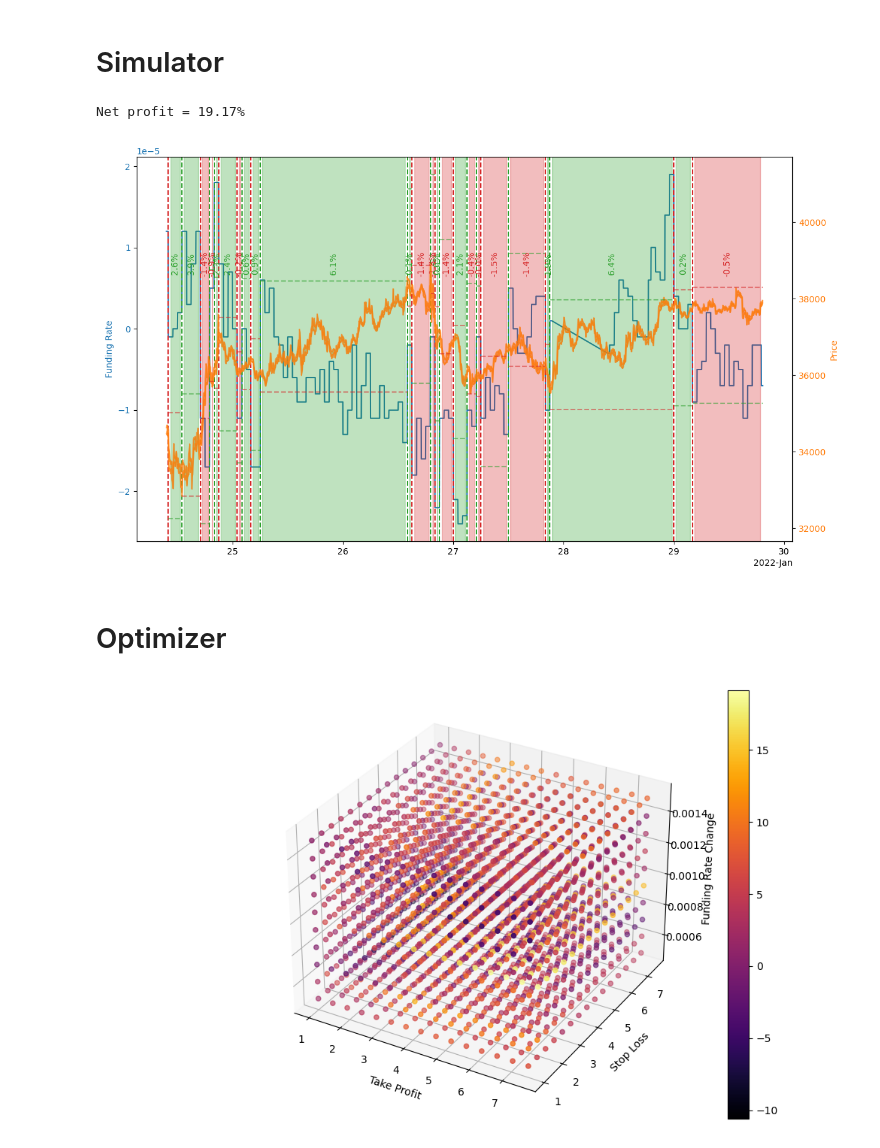
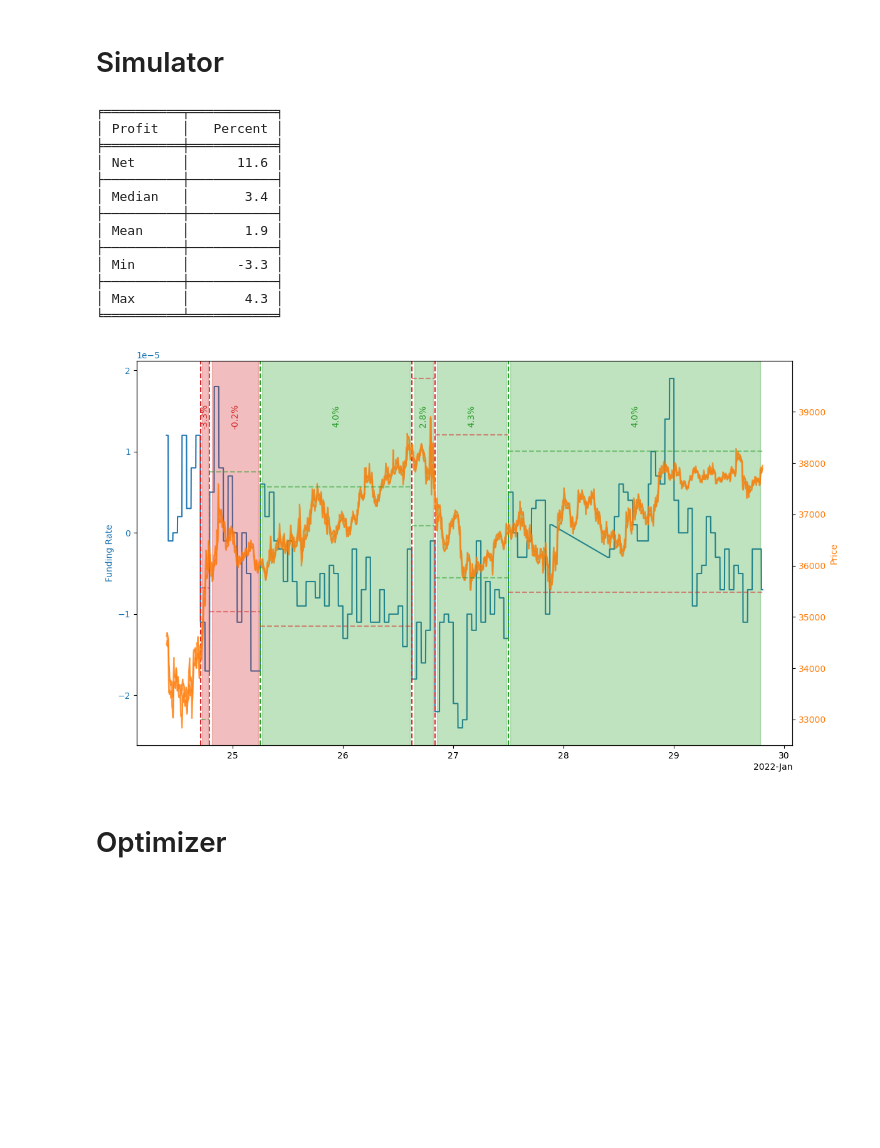
Before and after one commit to dineshpinto/trade-analysis, a Jupyter notebook: FundingRateAnalyis.ipynb, the cells around one changed output. Drawn from its saved outputs; the diff is of its cells as text; code cells hidden in the pictures; blank space fills up the shorter version.

Commit message:
Updated layout and included plotly methods for 3D plotting

```diff
--- a/FundingRateAnalyis.ipynb
+++ b/FundingRateAnalyis.ipynb
@@ -84,33 +87,53 @@ fig.tight_layout()
 # %%
 %matplotlib widget
 fig, ax = plt.subplots(nrows=1, figsize=(12, 7))
 
 ax.plot(df.index, df.funding_rate, "-")
 ax.tick_params(axis='y', labelcolor="tab:blue")
 ax.set_ylabel("Funding Rate", color="tab:blue")
 
 ax2 = ax.twinx()
 #ax2.plot(df.index, df.price, color="tab:orange")
 ax2.tick_params(axis='y', labelcolor="tab:orange")
 ax2.set_ylabel("Price", color="tab:orange")
 
 ax2.plot(df_price.index, df_price.low, color="tab:orange", alpha=0.7)
 ax2.plot(df_price.index, df_price.high, color="tab:orange", alpha=0.7)
 ax2.fill_between(df_price.index, df_price.low, df_price.high, color="tab:orange", alpha=0.5)
 
 ax.xaxis.set_major_formatter(mdates.ConciseDateFormatter(ax.xaxis.get_major_locator()))
 
-target_funding_rate_change = 9.4e-4
-tp_percent, sl_percent = 6.57, 1.46
+target_funding_rate_change = 1.5e-3
+tp_percent, sl_percent = 4, 3.5
 
 order_indexes, positions, take_profits, stop_losses, profitability = analysis.test_trade_setup(target_funding_rate_change, tp_percent, sl_percent,
                                                                                                df, df_price, ax1=ax, ax2=ax2, plot=True)
-net_profit = sum(profitability)
-print(f"Net profit = {net_profit:.2f}%")
+
+table = [
+    ["Profit", "Percent"],
+    ["Net", f"{np.sum(profitability):.1f}"],
+    ["Median", f"{np.median(profitability):.1f}"],
+    ["Mean", f"{np.mean(profitability):.1f}"],
+    ["Min", f"{np.min(profitability):.1f}"],
+    ["Max", f"{np.max(profitability):.1f}"]
+]
+print(tabulate(table, tablefmt="fancy_grid", headers="firstrow"))
 fig.tight_layout()
 # %% [output]
-Net profit = 19.17%
+╒══════════╤═══════════╕
+│ Profit   │   Percent │
+╞══════════╪═══════════╡
+│ Net      │      11.6 │
+├──────────┼───────────┤
+│ Median   │       3.4 │
+├──────────┼───────────┤
+│ Mean     │       1.9 │
+├──────────┼───────────┤
+│ Min      │      -3.3 │
+├──────────┼───────────┤
+│ Max      │       4.3 │
+╘══════════╧═══════════╛
-[figure, old version]
+[figure, new version]
 # %% [markdown]
 # Optimizer
 # %%
@@ -130,12 +158,0 @@ for idx, (tp_percent, sl_percent, target_funding_rate_change) in enumerate(pbar)
-# %%
-fig = plt.figure(figsize=(10, 6))
-ax = fig.add_subplot(111, projection='3d')
-X, Y, Z = np.meshgrid(tp_percents, sl_percents, target_funding_rate_changes, indexing="ij")
-img = ax.scatter(X, Y, Z, c=C, cmap="inferno")
-ax.set_xlabel("Take Profit")
-ax.set_ylabel("Stop Loss")
-ax.set_zlabel("Funding Rate Change")
-fig.colorbar(img)
-fig.tight_layout()
-# %% [output]
-[figure, removed]
```
Also changed, not shown: parts of 7 cells of this notebook, 4 other files.
